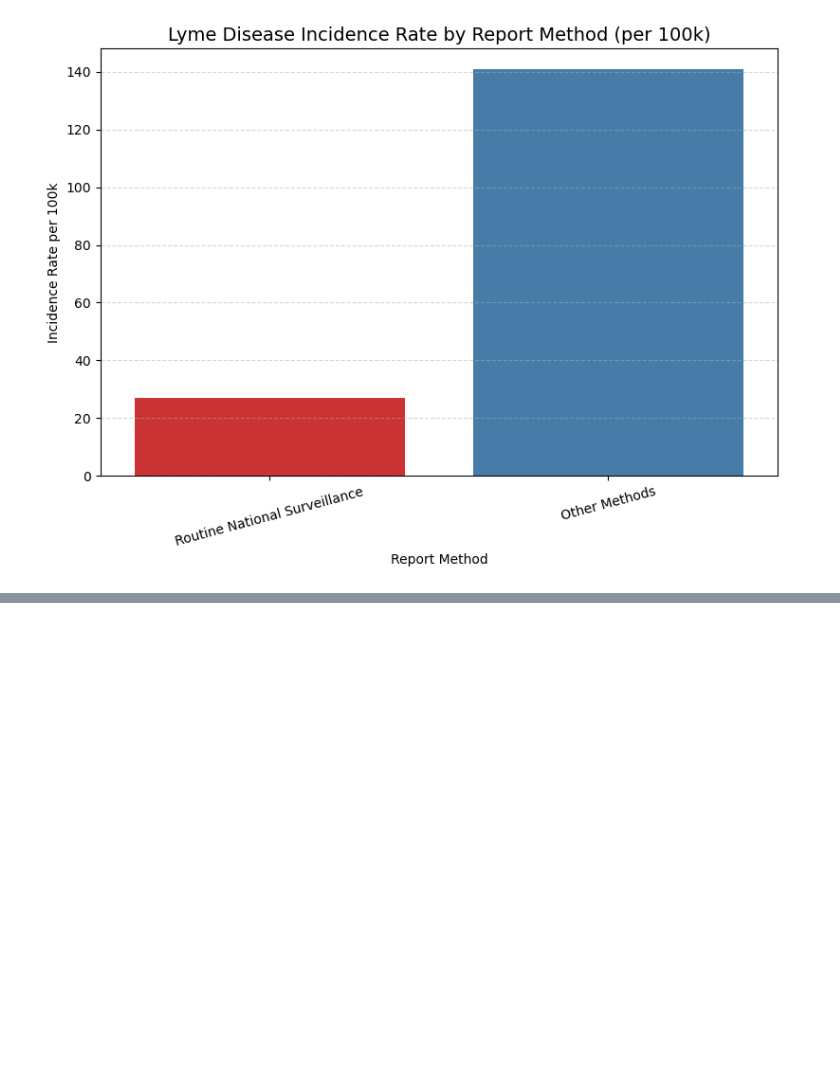
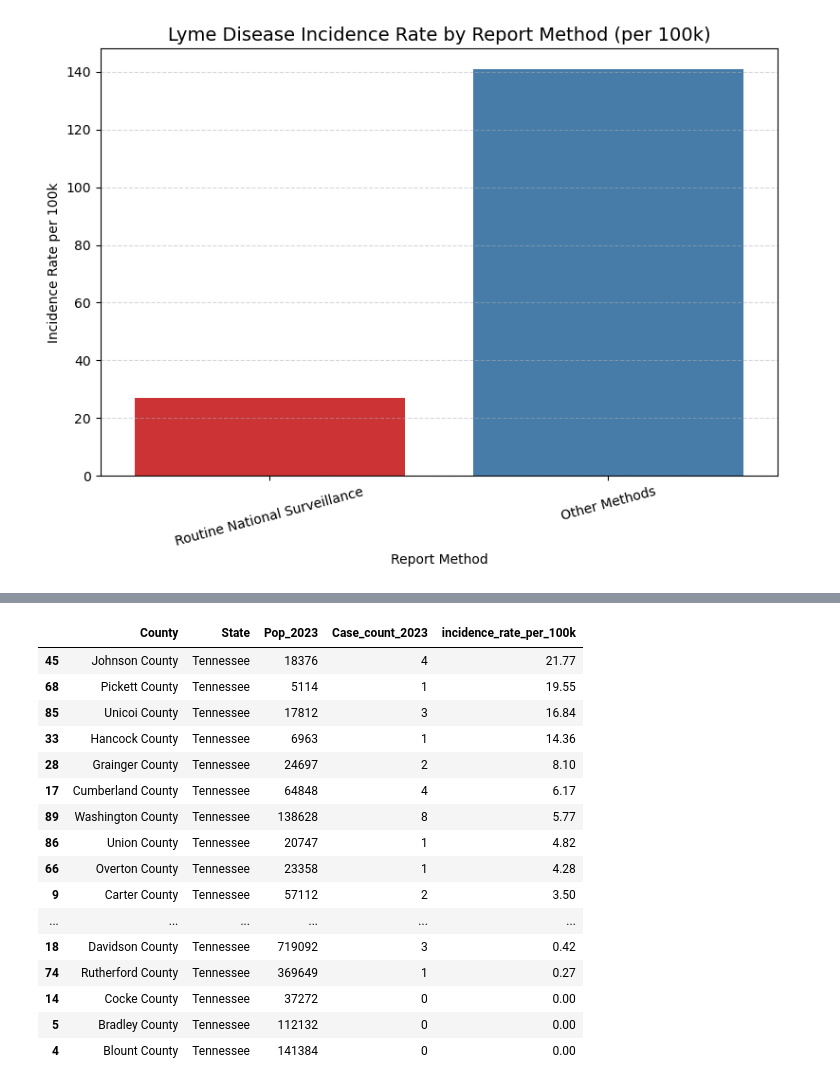
Before and after one commit to dzapata915/Lyme_Disease, a Jupyter notebook: incidence_rates.ipynb, the cells around one changed output, grey strips where cells are left out. Drawn from its saved outputs; the diff is of its cells as text; code cells hidden in the pictures; blank space fills up the shorter version.

```diff
--- a/incidence_rates.ipynb
+++ b/incidence_rates.ipynb
@@ -320,0 +487,2 @@ Passing `palette` without assigning `hue` is deprecated and will be removed in v
+# %%
+TN_counties_incidence['Pop_2023']= TN_counties_incidence['Pop_2023'].str.replace(',','', regex=False).astype(int)
@@ -320,0 +503,2 @@ Passing `palette` without assigning `hue` is deprecated and will be removed in v
+# %%
+TN_counties_incidence['incidence_rate']=round((TN_counties_incidence['Case_count_2023']/TN_counties_incidence['Pop_2023'])*100000,2)
@@ -320,0 +509,4 @@ Passing `palette` without assigning `hue` is deprecated and will be removed in v
+# %%
+TN_counties_incidence=TN_counties_incidence[['County','State','Pop_2023','Case_count_2023','incidence_rate']]
+# %%
+TN_counties_incidence=TN_counties_incidence.rename(columns={'incidence_rate':'incidence_rate_per_100k'})
@@ -320,0 +529,20 @@ Passing `palette` without assigning `hue` is deprecated and will be removed in v
+# %%
+TN_counties_incidence.sort_values(by='incidence_rate_per_100k',ascending=False).head(25)
+# %% [output]
+|  | County | State | Pop_2023 | Case_count_2023 | incidence_rate_per_100k |
+| 45 | Johnson County | Tennessee | 18376 | 4 | 21.77 |
+| 68 | Pickett County | Tennessee | 5114 | 1 | 19.55 |
+| 85 | Unicoi County | Tennessee | 17812 | 3 | 16.84 |
+| 33 | Hancock County | Tennessee | 6963 | 1 | 14.36 |
+| 28 | Grainger County | Tennessee | 24697 | 2 | 8.10 |
+| 17 | Cumberland County | Tennessee | 64848 | 4 | 6.17 |
+| 89 | Washington County | Tennessee | 138628 | 8 | 5.77 |
+| 86 | Union County | Tennessee | 20747 | 1 | 4.82 |
+| 66 | Overton County | Tennessee | 23358 | 1 | 4.28 |
+| 9 | Carter County | Tennessee | 57112 | 2 | 3.50 |
+| ... | ... | ... | ... | ... | ... |
+| 18 | Davidson County | Tennessee | 719092 | 3 | 0.42 |
+| 74 | Rutherford County | Tennessee | 369649 | 1 | 0.27 |
+| 14 | Cocke County | Tennessee | 37272 | 0 | 0.00 |
+| 5 | Bradley County | Tennessee | 112132 | 0 | 0.00 |
+| 4 | Blount County | Tennessee | 141384 | 0 | 0.00 |
```
Also changed, not shown: parts of 31 cells of this notebook, 2 other files.
